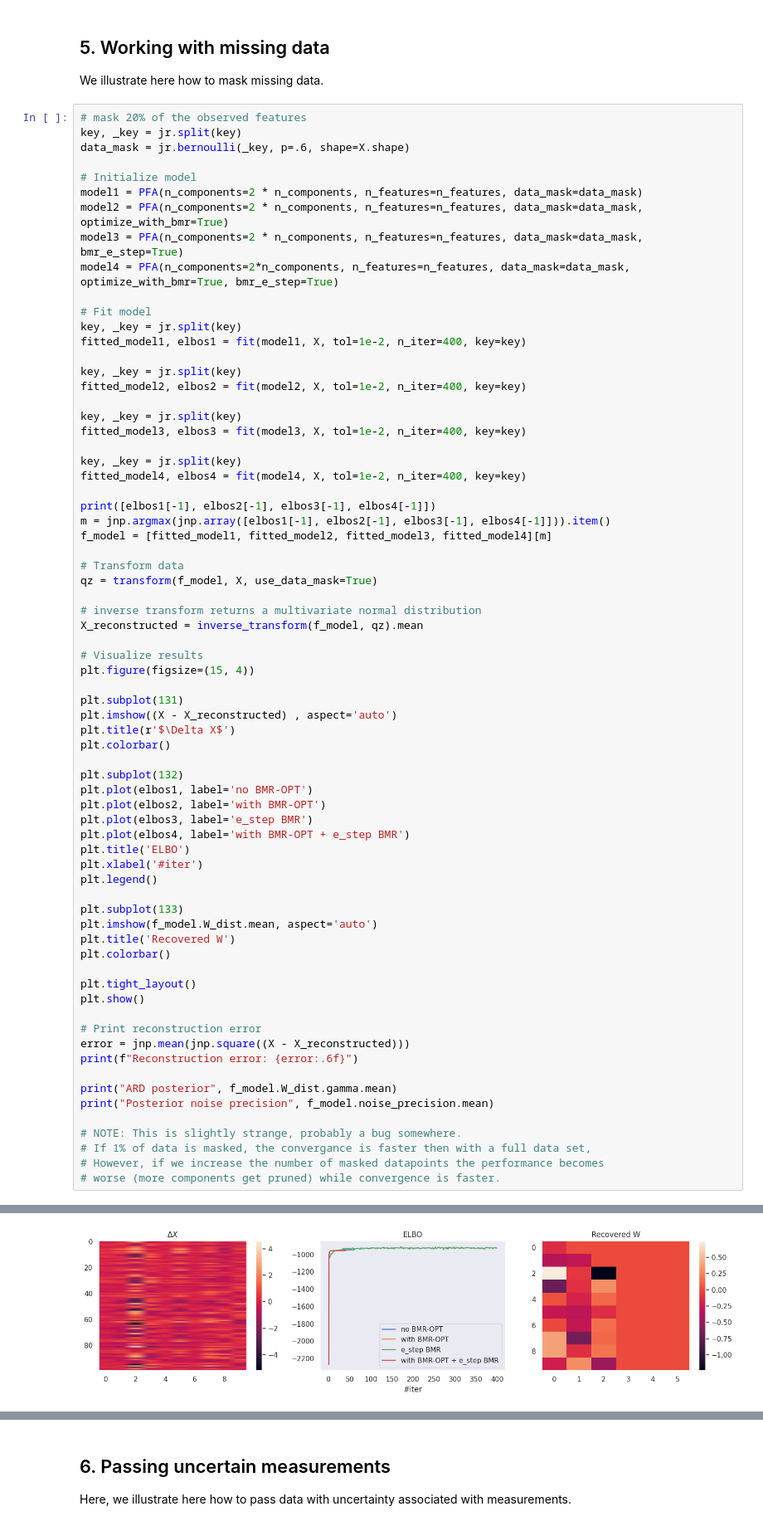
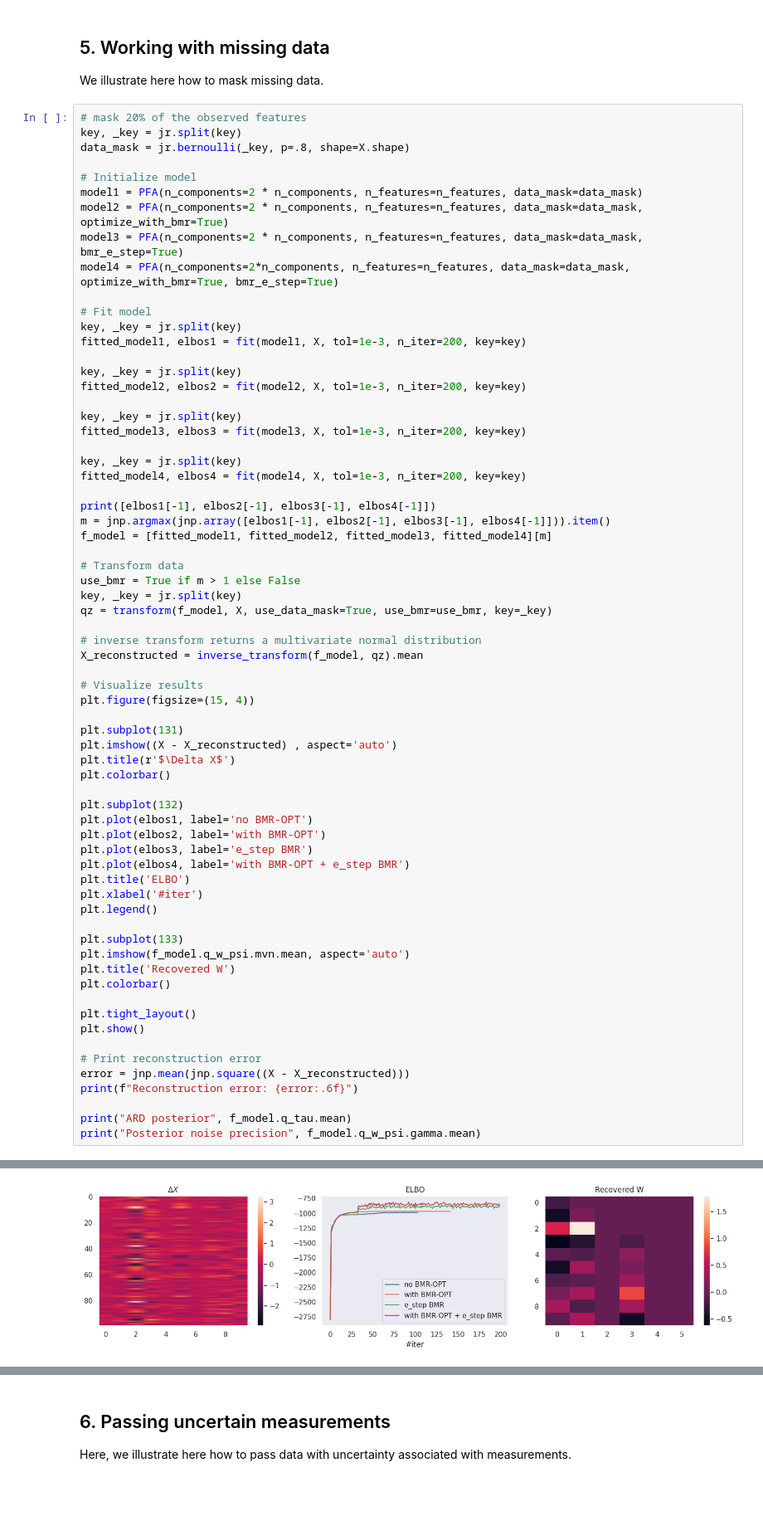
Before and after one commit to dimarkov/sppcax, a Jupyter notebook: examples/debug_factor_analysis.ipynb, the cells around one changed output, grey strips where cells are left out. Shown: that part at 83% size. Saved outputs shown, nothing was run; the diff lists cells and outputs as text; blank space fills up the shorter version.

```diff
--- a/examples/debug_factor_analysis.ipynb
+++ b/examples/debug_factor_analysis.ipynb
@@ -413,7 +414,7 @@ We illustrate here how to mask missing data.
 # %%
 # mask 20% of the observed features
 key, _key = jr.split(key)
-data_mask = jr.bernoulli(_key, p=.6, shape=X.shape)
+data_mask = jr.bernoulli(_key, p=.8, shape=X.shape)
 
 # Initialize model
 model1 = PFA(n_components=2 * n_components, n_features=n_features, data_mask=data_mask)
@@ -423,23 +424,25 @@ model4 = PFA(n_components=2*n_components, n_features=n_features, data_mask=data_
 
 # Fit model
 key, _key = jr.split(key)
-fitted_model1, elbos1 = fit(model1, X, tol=1e-2, n_iter=400, key=key)
+fitted_model1, elbos1 = fit(model1, X, tol=1e-3, n_iter=200, key=key)
 
 key, _key = jr.split(key)
-fitted_model2, elbos2 = fit(model2, X, tol=1e-2, n_iter=400, key=key)
+fitted_model2, elbos2 = fit(model2, X, tol=1e-3, n_iter=200, key=key)
 
 key, _key = jr.split(key)
-fitted_model3, elbos3 = fit(model3, X, tol=1e-2, n_iter=400, key=key)
+fitted_model3, elbos3 = fit(model3, X, tol=1e-3, n_iter=200, key=key)
 
 key, _key = jr.split(key)
-fitted_model4, elbos4 = fit(model4, X, tol=1e-2, n_iter=400, key=key)
+fitted_model4, elbos4 = fit(model4, X, tol=1e-3, n_iter=200, key=key)
 
 print([elbos1[-1], elbos2[-1], elbos3[-1], elbos4[-1]])
 m = jnp.argmax(jnp.array([elbos1[-1], elbos2[-1], elbos3[-1], elbos4[-1]])).item()
 f_model = [fitted_model1, fitted_model2, fitted_model3, fitted_model4][m]
 
 # Transform data
-qz = transform(f_model, X, use_data_mask=True)
+use_bmr = True if m > 1 else False
+key, _key = jr.split(key)
+qz = transform(f_model, X, use_data_mask=True, use_bmr=use_bmr, key=_key)
 
 # inverse transform returns a multivariate normal distribution
 X_reconstructed = inverse_transform(f_model, qz).mean
@@ -462,7 +465,7 @@ plt.xlabel('#iter')
 plt.legend()
 
 plt.subplot(133)
-plt.imshow(f_model.W_dist.mean, aspect='auto')
+plt.imshow(f_model.q_w_psi.mvn.mean, aspect='auto')
 plt.title('Recovered W')
 plt.colorbar()
 
@@ -473,11 +476,6 @@ plt.show()
 error = jnp.mean(jnp.square((X - X_reconstructed)))
 print(f"Reconstruction error: {error:.6f}")
 
-print("ARD posterior", f_model.W_dist.gamma.mean)
-print("Posterior noise precision", f_model.noise_precision.mean)
-
-# NOTE: This is slightly strange, probably a bug somewhere.
-# If 1% of data is masked, the convergance is faster then with a full data set,
-# However, if we increase the number of masked datapoints the performance becomes
-# worse (more components get pruned) while convergence is faster.
+print("ARD posterior", f_model.q_tau.mean)
+print("Posterior noise precision", f_model.q_w_psi.gamma.mean)
 # %% [output]
@@ -485 +483 @@ print("Posterior noise precision", f_model.noise_precision.mean)
-[figure, old version]
+[figure, new version]
```
Also changed, not shown: parts of 11 cells of this notebook, 1 other file.
